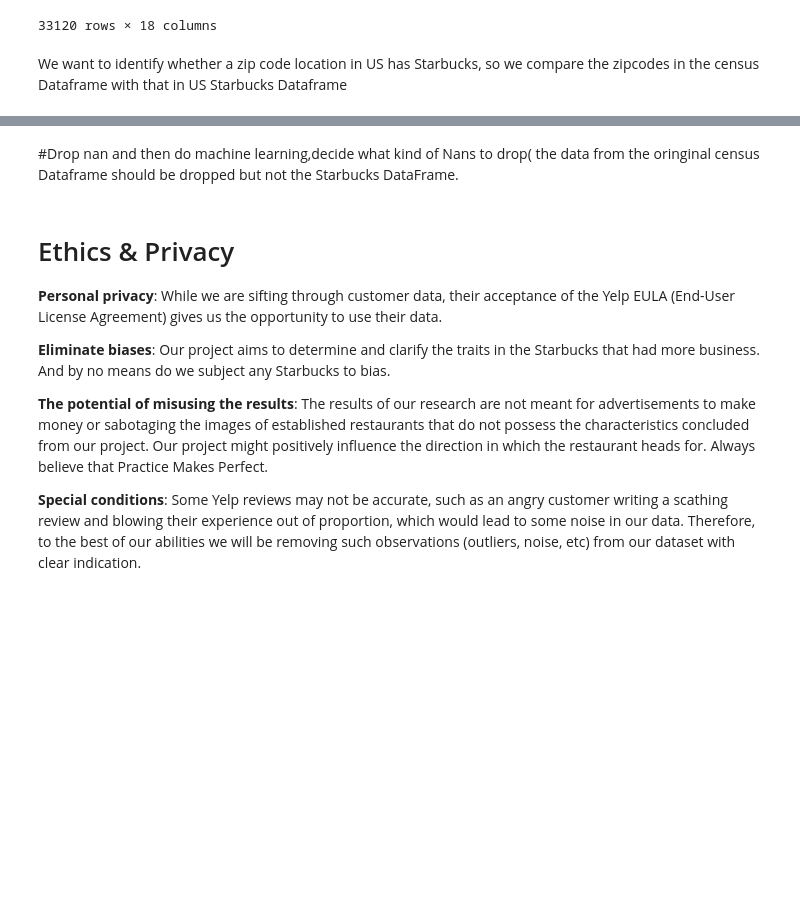
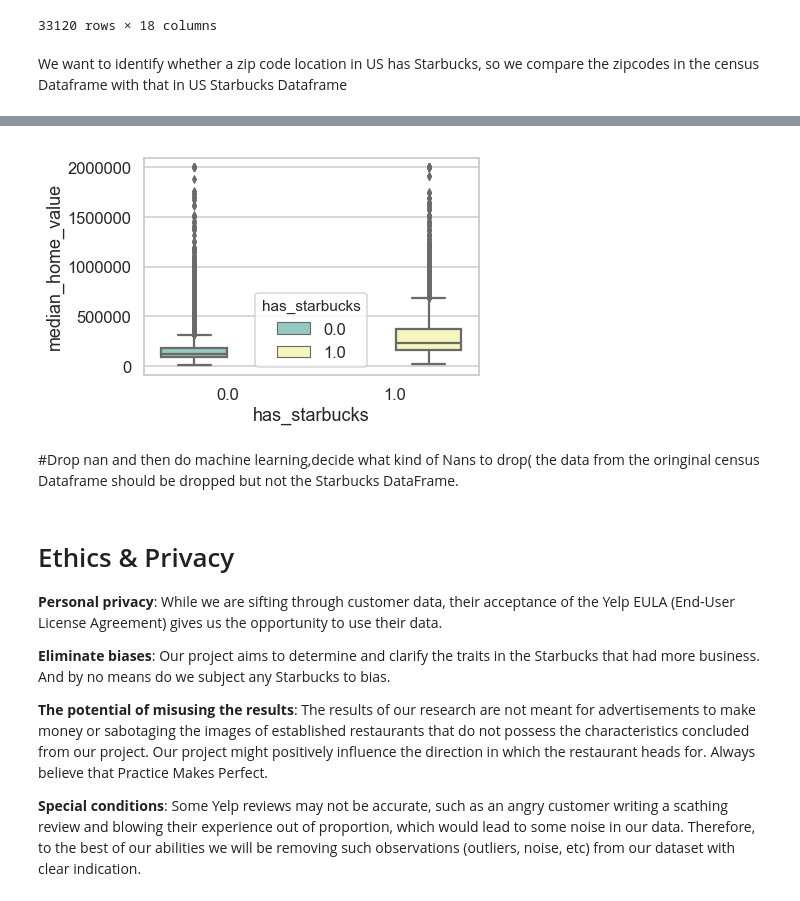
Before and after one commit to reveloff-ucsd/COGS108_44, a Jupyter notebook: FinalProject.ipynb, the cells around one changed output, grey strips where cells are left out. Saved outputs shown, nothing was run; the diff lists cells and outputs as text; code cells hidden in the pictures; blank space fills up the shorter version.

```diff
--- a/FinalProject.ipynb
+++ b/FinalProject.ipynb
@@ -577,4 +685,4 @@ ax=sns.boxplot(x='has_starbucks',y='percent_workers',hue='has_starbucks',data=df
 # %%
-fig, axs = plt.subplots(nrows=2, ncols=1,figsize = (25,12))
-axs[0]=sns.boxplot(x='has_starbucks',y='median_rent',hue='has_starbucks',data=df_census,palette='Set3')
-axs[1]=sns.boxplot(x='has_starbucks',y='median_home_value',hue='has_starbucks',data=df_census,palette='Set3')
+ax=sns.boxplot(x='has_starbucks',y='median_home_value',hue='has_starbucks',data=df_census,palette='Set3')
+# %% [output]
+[figure, added]
```
Also changed, not shown: parts of 25 cells of this notebook.
